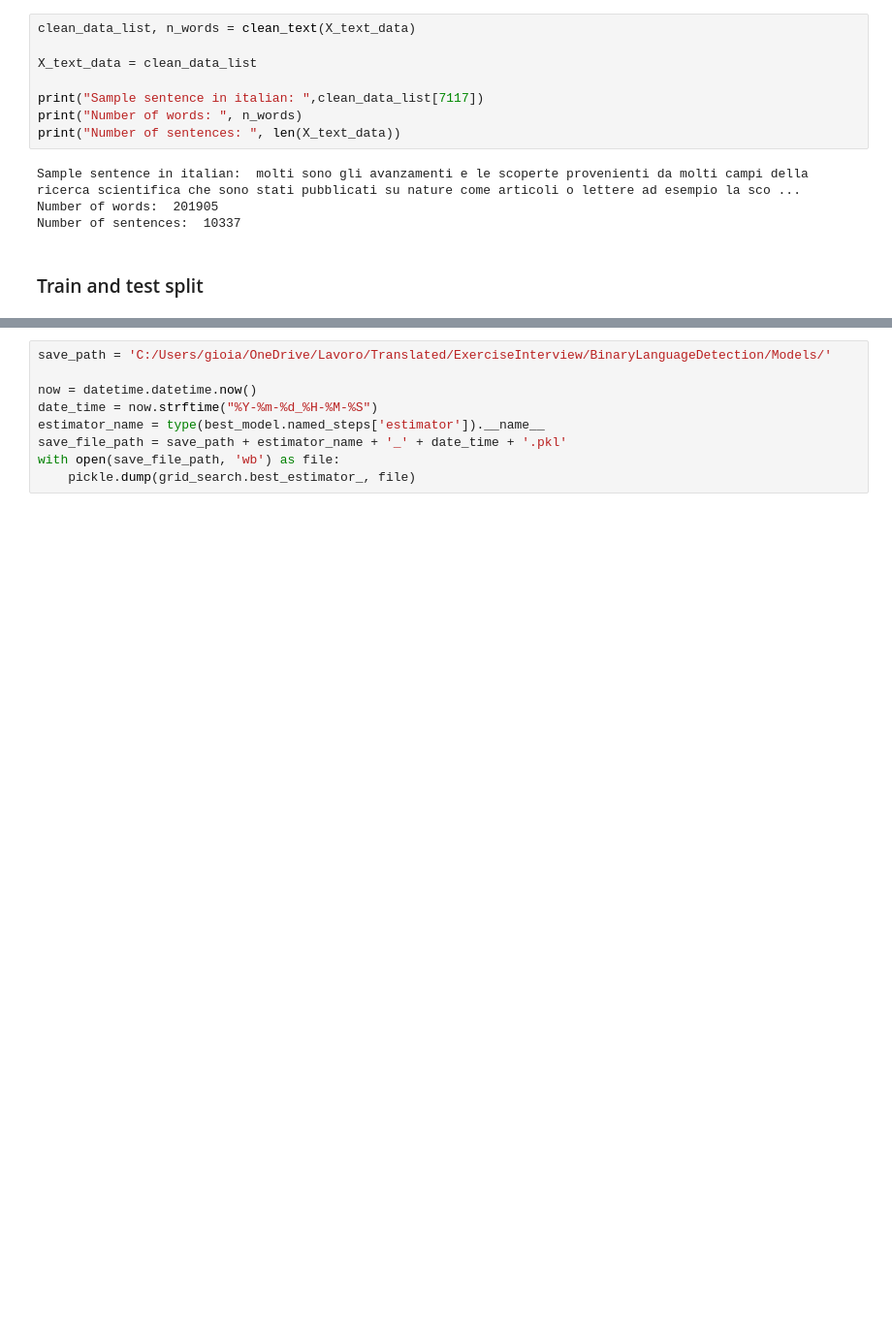
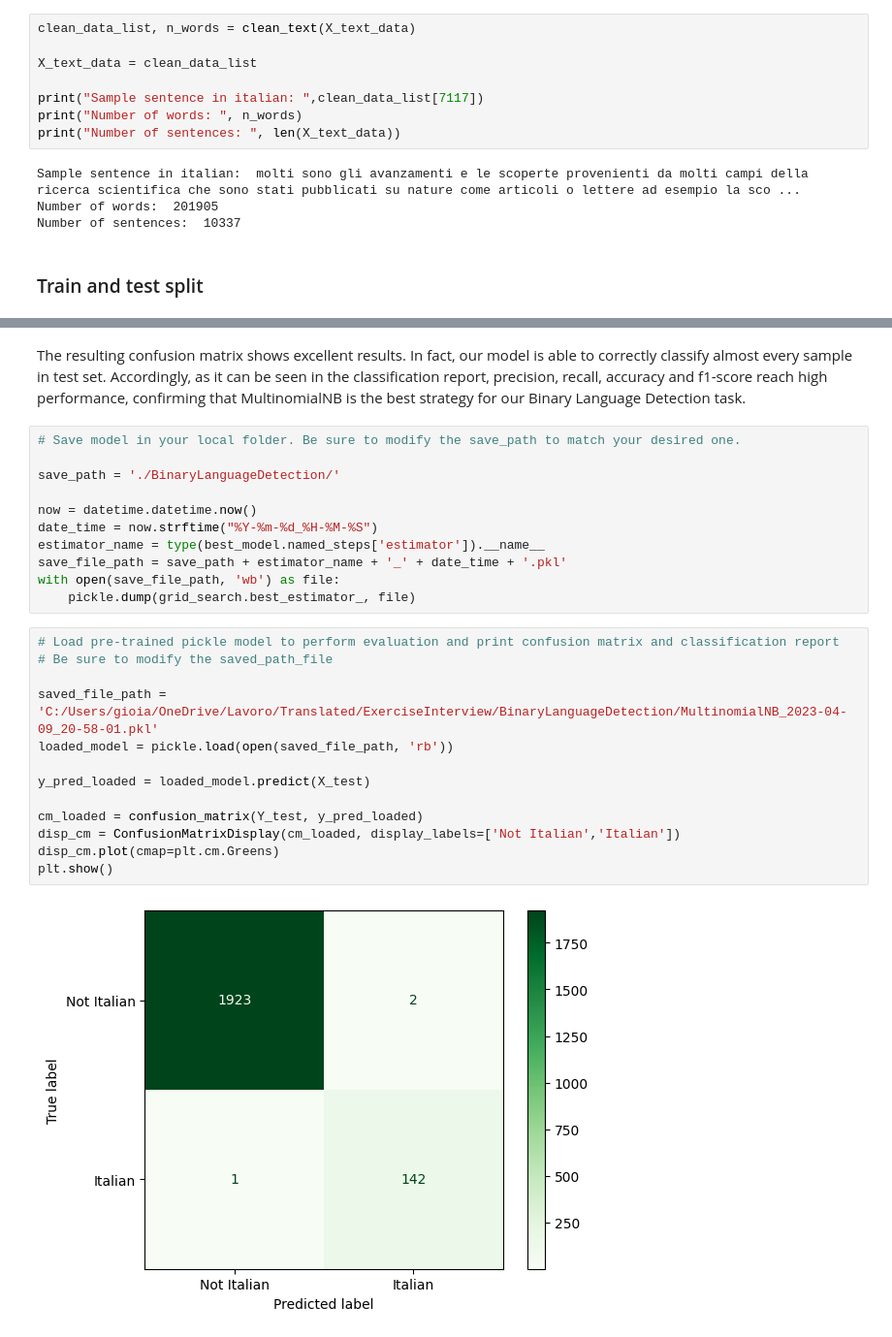
Before and after one commit to GioiaMancini/BinaryLanguageDetection, a Jupyter notebook: ML_Exercise1.ipynb, the cells around one changed output, grey strips where cells are left out. Shown at 97% size. Saved outputs shown, nothing was run; the diff lists cells and outputs as text; blank space fills up the shorter version.

```diff
--- a/ML_Exercise1.ipynb
+++ b/ML_Exercise1.ipynb
@@ -459,5 +439,9 @@ MultinomialNB
+# %% [markdown]
+The resulting confusion matrix shows excellent results. In fact, our model is able to correctly classify almost every sample in test set. Accordingly, as it can be seen in the classification report, precision, recall, accuracy and f1-score reach high performance, confirming that MultinomialNB is the best strategy for our Binary Language Detection task.
 # %%
-save_path = 'C:/Users/gioia/OneDrive/Lavoro/Translated/ExerciseInterview/BinaryLanguageDetection/Models/'
+# Save model in your local folder. Be sure to modify the save_path to match your desired one.
+
+save_path = './BinaryLanguageDetection/'
 
 now = datetime.datetime.now()
 date_time = now.strftime("%Y-%m-%d_%H-%M-%S")
@@ -465,3 +449,18 @@ estimator_name = type(best_model.named_steps['estimator']).__name__
 save_file_path = save_path + estimator_name + '_' + date_time + '.pkl'
 with open(save_file_path, 'wb') as file:
     pickle.dump(grid_search.best_estimator_, file)
+# %%
+# Load pre-trained pickle model to perform evaluation and print confusion matrix and classification report
+# Be sure to modify the saved_path_file
+
+saved_file_path = 'C:/Users/gioia/OneDrive/Lavoro/Translated/ExerciseInterview/BinaryLanguageDetection/MultinomialNB_2023-04-09_20-58-01.pkl'
+loaded_model = pickle.load(open(saved_file_path, 'rb'))
+
+y_pred_loaded = loaded_model.predict(X_test)
+
+cm_loaded = confusion_matrix(Y_test, y_pred_loaded)
+disp_cm = ConfusionMatrixDisplay(cm_loaded, display_labels=['Not Italian','Italian'])
+disp_cm.plot(cmap=plt.cm.Greens)
+plt.show()
+# %% [output]
+[figure, added]
```
Also changed, not shown: parts of 12 cells of this notebook, 4 other files.
